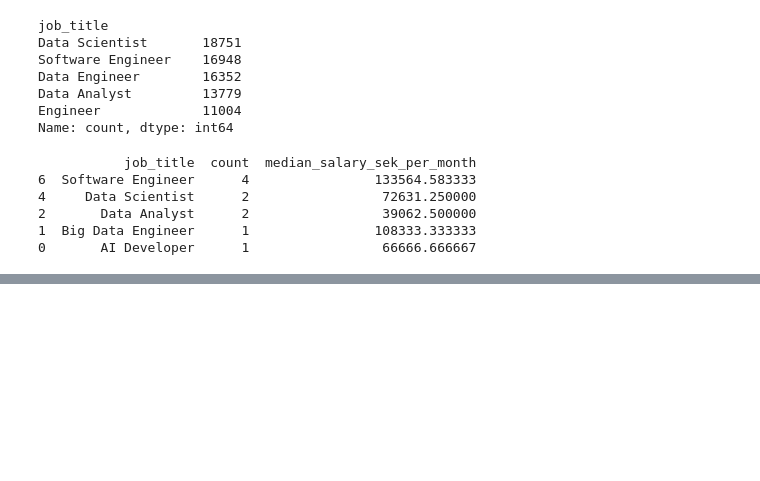
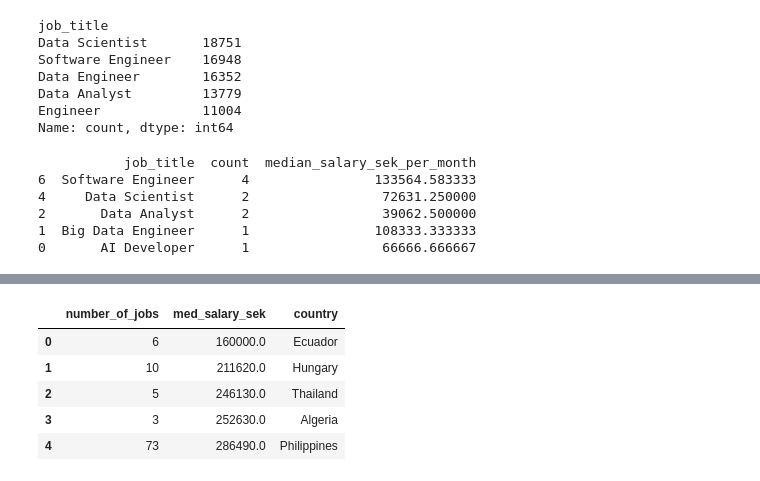
Before and after one commit to StefanLundberg77/ai_engineering_stefan_lundberg, a Jupyter notebook: exercises/exercise_0/1_salaries_in_data_field.ipynb, the cells around one changed output, grey strips where cells are left out. Saved outputs shown, nothing was run; the diff lists cells and outputs as text; code cells hidden in the pictures; blank space fills up the shorter version.

Commit message:
median salary in sek per country

```diff
--- a/exercises/exercise_0/1_salaries_in_data_field.ipynb
+++ b/exercises/exercise_0/1_salaries_in_data_field.ipynb
@@ -221,0 +224,3 @@ print(df_common_jobs.head())
+# %%
+df_country_codes = pd.read_csv("../../data/country_codes.csv")
+df_country_codes.head()
@@ -221,0 +234,23 @@ print(df_common_jobs.head())
+# %%
+
+df_grouped_country_codes = db.query("""
+    SELECT
+        COUNT(*) AS number_of_jobs,
+        MEDIAN(salary_in_usd*10) as med_salary_sek,
+        df_country_codes.country
+    FROM df
+    INNER JOIN df_country_codes
+        ON df.employee_residence = df_country_codes.code
+    GROUP BY
+        df_country_codes.country
+    ORDER BY
+        med_salary_sek
+""").df()
+df_grouped_country_codes.head()
+# %% [output]
+|  | number_of_jobs | med_salary_sek | country |
+| 0 | 6 | 160000.0 | Ecuador |
+| 1 | 10 | 211620.0 | Hungary |
+| 2 | 5 | 246130.0 | Thailand |
+| 3 | 3 | 252630.0 | Algeria |
+| 4 | 73 | 286490.0 | Philippines |
```
Also changed, not shown: parts of 2 cells of this notebook.
